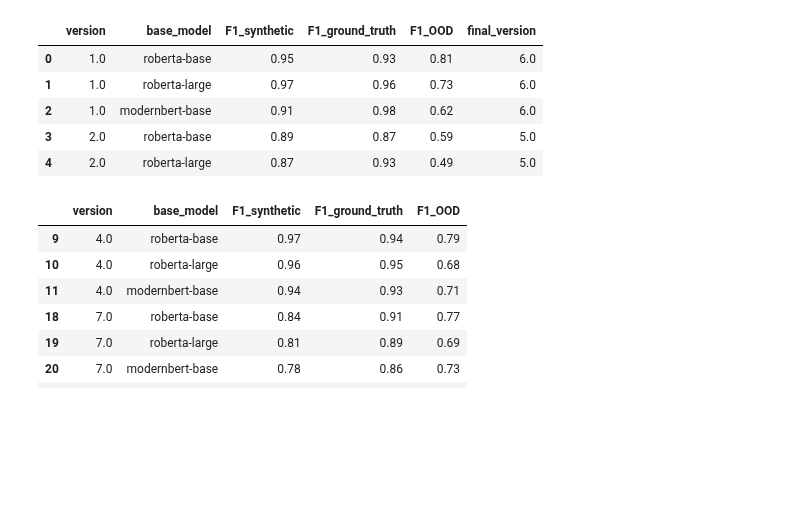
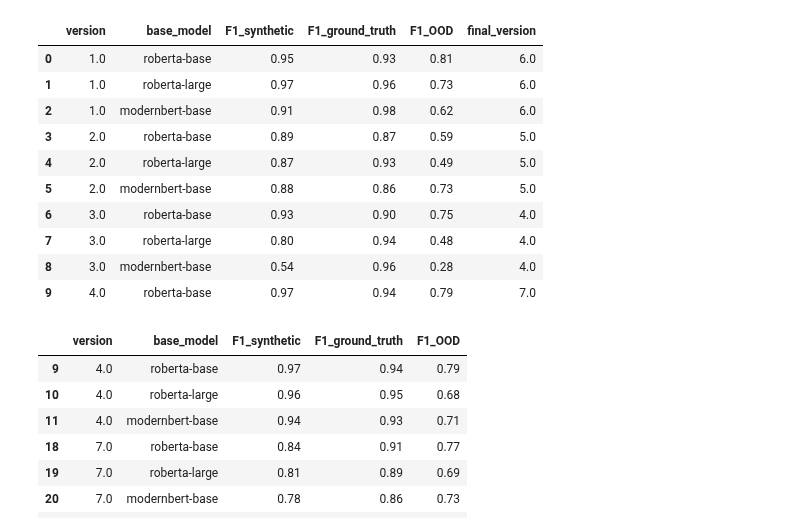
Before and after one commit to h4rz3rk4s3/geometry-of-ignorance, a Jupyter notebook: data_mixture_vis.ipynb, the cells around one changed output. Cells and saved outputs as stored; diff of their text form; code cells hidden in the pictures; blank space fills up the shorter version.

Commit message:
Updates for the ICSE Classification Paper

```diff
--- a/data_mixture_vis.ipynb
+++ b/data_mixture_vis.ipynb
@@ -10,26 +10,31 @@ pio.templates.default = "ggplot2"
 # %%
 df_data = pd.read_csv("all_non_knowledge_results/data_mixture_results.csv", sep=";")
 main_paper_versions = [10, 12, 14, 3, 2, 1, 4, 8]
 
 df_data_paper = df_data[df_data["version"].isin(main_paper_versions)].copy()
 new_version_index = {10:1, 12:2, 14:3, 3:4, 2:5, 1:6, 4:7, 8:8}
 
 df_data_paper["final_version"] = df_data_paper["version"].replace(new_version_index)
 
 stats = df_data_paper.groupby('final_version').agg({
             'F1_synthetic': ['mean', 'std', 'min', 'max'],
             'F1_ground_truth': ['mean', 'std', 'min', 'max'],
             'F1_OOD': ['mean', 'std', 'min', 'max']
         }).reset_index()
 
-df_data_paper.head()
+df_data_paper.head(10)
 # %% [output]
 |  | version | base_model | F1_synthetic | F1_ground_truth | F1_OOD | final_version |
 | 0 | 1.0 | roberta-base | 0.95 | 0.93 | 0.81 | 6.0 |
 | 1 | 1.0 | roberta-large | 0.97 | 0.96 | 0.73 | 6.0 |
 | 2 | 1.0 | modernbert-base | 0.91 | 0.98 | 0.62 | 6.0 |
 | 3 | 2.0 | roberta-base | 0.89 | 0.87 | 0.59 | 5.0 |
 | 4 | 2.0 | roberta-large | 0.87 | 0.93 | 0.49 | 5.0 |
+| 5 | 2.0 | modernbert-base | 0.88 | 0.86 | 0.73 | 5.0 |
+| 6 | 3.0 | roberta-base | 0.93 | 0.90 | 0.75 | 4.0 |
+| 7 | 3.0 | roberta-large | 0.80 | 0.94 | 0.48 | 4.0 |
+| 8 | 3.0 | modernbert-base | 0.54 | 0.96 | 0.28 | 4.0 |
+| 9 | 4.0 | roberta-base | 0.97 | 0.94 | 0.79 | 7.0 |
 # %%
 df_data[df_data["version"].isin([4, 7, 8])]
 # %% [output]
```
Also changed, not shown: parts of 1 cell of this notebook, 2 other files.
